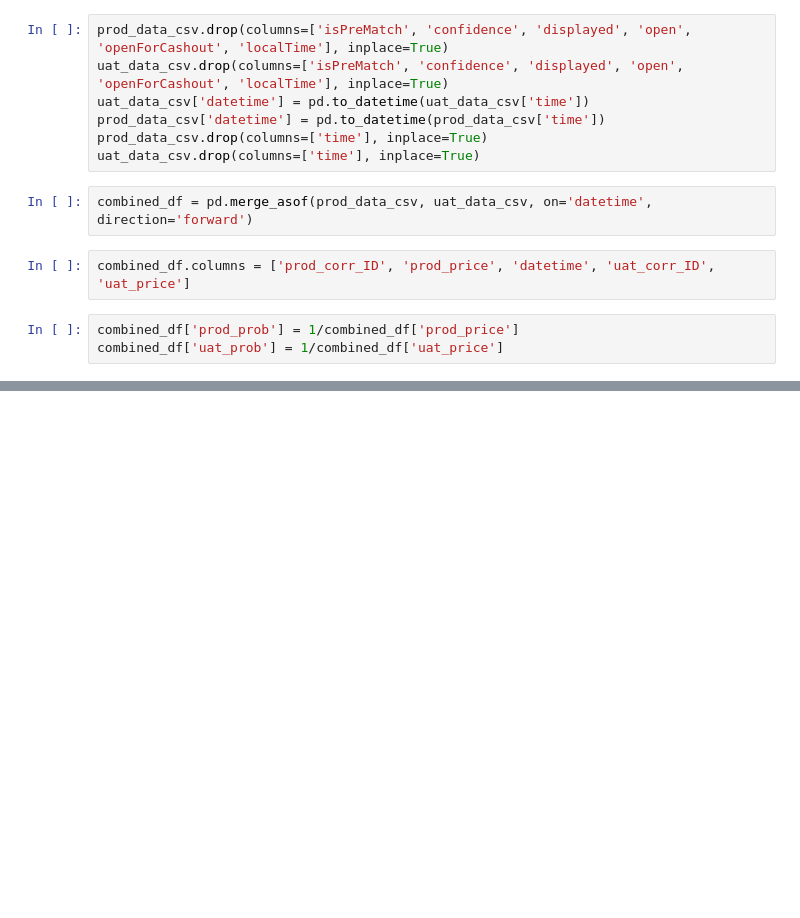
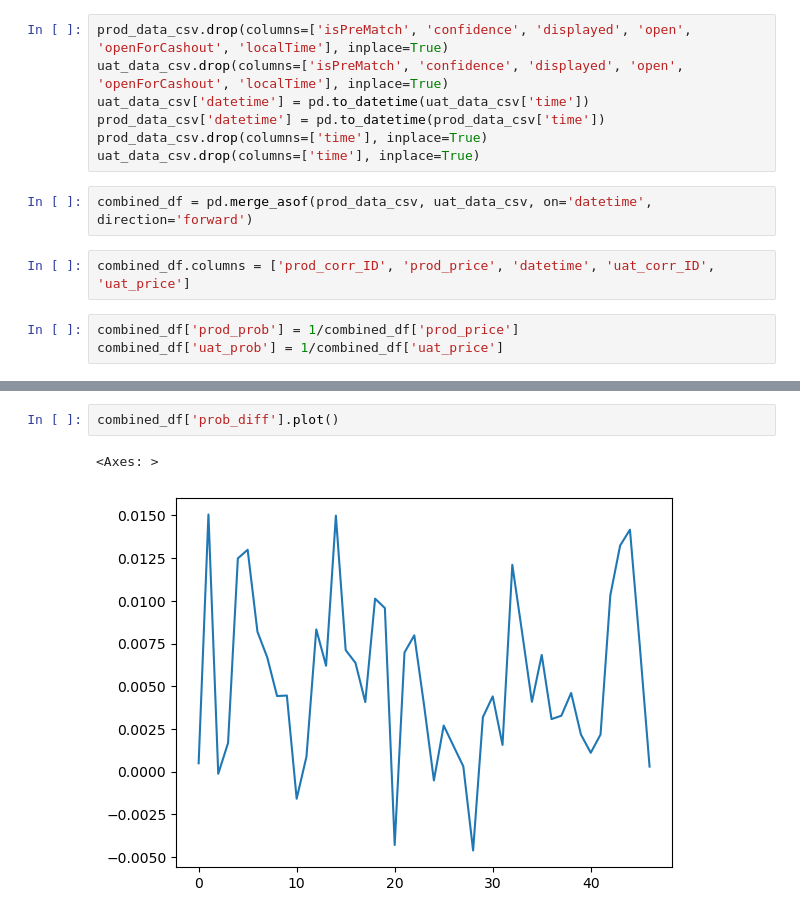
Before and after one commit to sarahippmann/Jupyter-Notebooks, a Jupyter notebook: BoB Investigations.ipynb, the cells around one changed output, grey strips where cells are left out. Cells and saved outputs as stored; diff of their text form; blank space fills up the shorter version.

```diff
--- a/BoB Investigations.ipynb
+++ b/BoB Investigations.ipynb
@@ -31,0 +49,5 @@ combined_df[(combined_df['prob_diff'] < -lower_bound_level) | (combined_df['prob
+# %%
+combined_df['prob_diff'].plot()
+# %% [output]
+<Axes: >
+[figure, added]
```
Also changed, not shown: parts of 2 cells of this notebook.
